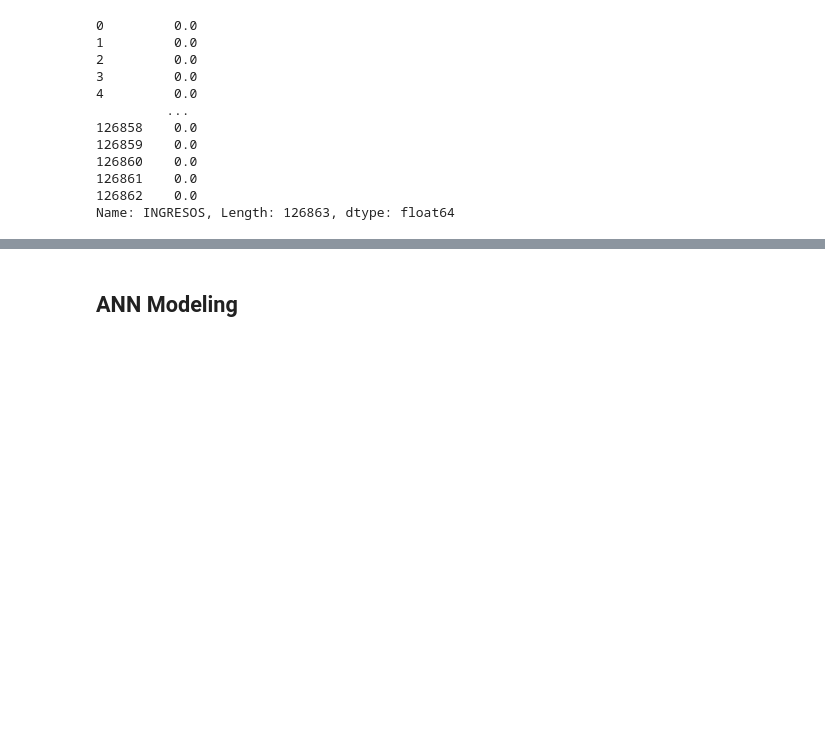
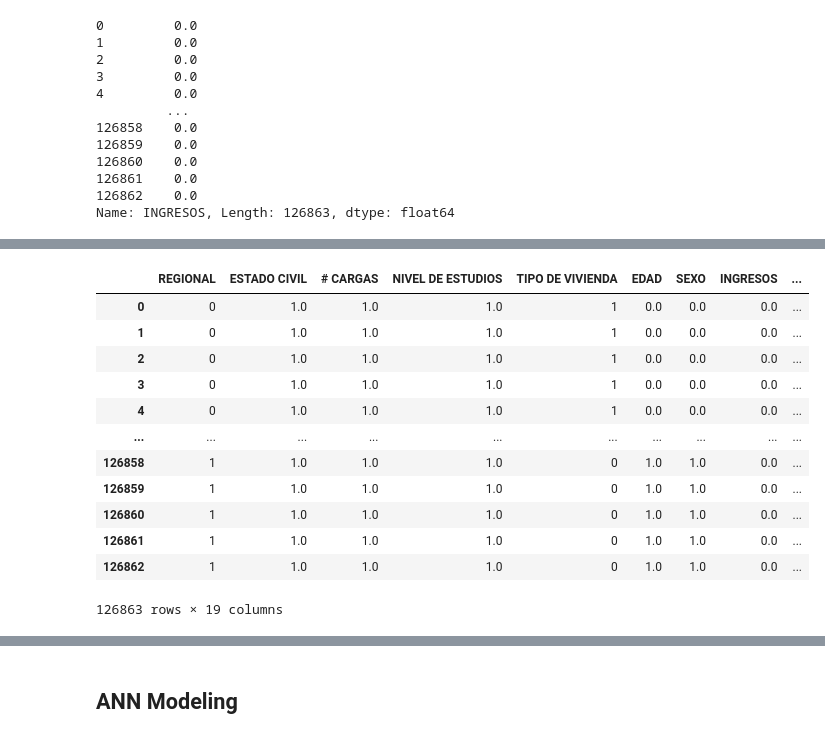
Before and after one commit to AndersCFR/CreditScoring, a Jupyter notebook: CreditScoring.ipynb, the cells around one changed output, grey strips where cells are left out. Drawn from its saved outputs; the diff is of its cells as text; code cells hidden in the pictures; blank space fills up the shorter version.

```diff
--- a/CreditScoring.ipynb
+++ b/CreditScoring.ipynb
@@ -534,0 +561,43 @@ tasa[ tasa == 19.00 ] = 0
+# %%
+# Replace encoded variables to create the encoded dataset,
+
+
+# Replace qualitative variables
+encoded_dataset = data.copy()
+encoded_dataset['SEXO'] = encoded_qualitative_variables['SEXO'] #
+encoded_dataset['TIPO DEST.'] = encoded_qualitative_variables['TIPO DEST.'] #
+encoded_dataset['ESTADO CIVIL'] = encoded_qualitative_variables['ESTADO CIVIL'] #
+encoded_dataset['TIPO DE VIVIENDA'] = encoded_qualitative_variables['TIPO DE VIVIENDA'] #
+encoded_dataset['OCUPACION'] = encoded_qualitative_variables['OCUPACION'] #
+encoded_dataset['TIPO DE GARANTÍA'] = encoded_qualitative_variables['TIPO DE GARANTÍA'] #
+encoded_dataset['CALIFICAC'] = encoded_qualitative_variables['CALIFICAC'] #
+encoded_dataset['NIVEL DE  ESTUDIOS'] = encoded_qualitative_variables['NIVEL DE  ESTUDIOS'] #
+
+# Replace gruped numeric values
+encoded_dataset['EDAD'] = edad #
+encoded_dataset['REGIONAL'] = regional #
+encoded_dataset['# CARGAS'] = cargas #
+encoded_dataset['INGRESOS'] = ingresos #
+encoded_dataset['EGRESOS'] = egresos #
+encoded_dataset['AÑO_CREACION'] = creacion #
+encoded_dataset['VALOR ORI.PRESTAM'] = valor_ori_prestamo #
+encoded_dataset['VALOR CUOTA'] = valor_cuota#
+encoded_dataset['CUOT_TOT'] = cuota_total #
+encoded_dataset['OTROS RUBROS DEUDA'] = otros_rubros #
+encoded_dataset['TASA'] = tasa
+
+encoded_dataset
+# %% [output]
+|  | REGIONAL | ESTADO CIVIL | # CARGAS | NIVEL DE ESTUDIOS | TIPO DE VIVIENDA | EDAD | SEXO | INGRESOS | ... |
+| 0 | 0 | 1.0 | 1.0 | 1.0 | 1 | 0.0 | 0.0 | 0.0 | ... |
+| 1 | 0 | 1.0 | 1.0 | 1.0 | 1 | 0.0 | 0.0 | 0.0 | ... |
+| 2 | 0 | 1.0 | 1.0 | 1.0 | 1 | 0.0 | 0.0 | 0.0 | ... |
+| 3 | 0 | 1.0 | 1.0 | 1.0 | 1 | 0.0 | 0.0 | 0.0 | ... |
+| 4 | 0 | 1.0 | 1.0 | 1.0 | 1 | 0.0 | 0.0 | 0.0 | ... |
+| ... | ... | ... | ... | ... | ... | ... | ... | ... | ... |
+| 126858 | 1 | 1.0 | 1.0 | 1.0 | 0 | 1.0 | 1.0 | 0.0 | ... |
+| 126859 | 1 | 1.0 | 1.0 | 1.0 | 0 | 1.0 | 1.0 | 0.0 | ... |
+| 126860 | 1 | 1.0 | 1.0 | 1.0 | 0 | 1.0 | 1.0 | 0.0 | ... |
+| 126861 | 1 | 1.0 | 1.0 | 1.0 | 0 | 1.0 | 1.0 | 0.0 | ... |
+| 126862 | 1 | 1.0 | 1.0 | 1.0 | 0 | 1.0 | 1.0 | 0.0 | ... |
+126863 rows × 19 columns
```
Also changed, not shown: parts of 19 cells of this notebook.
